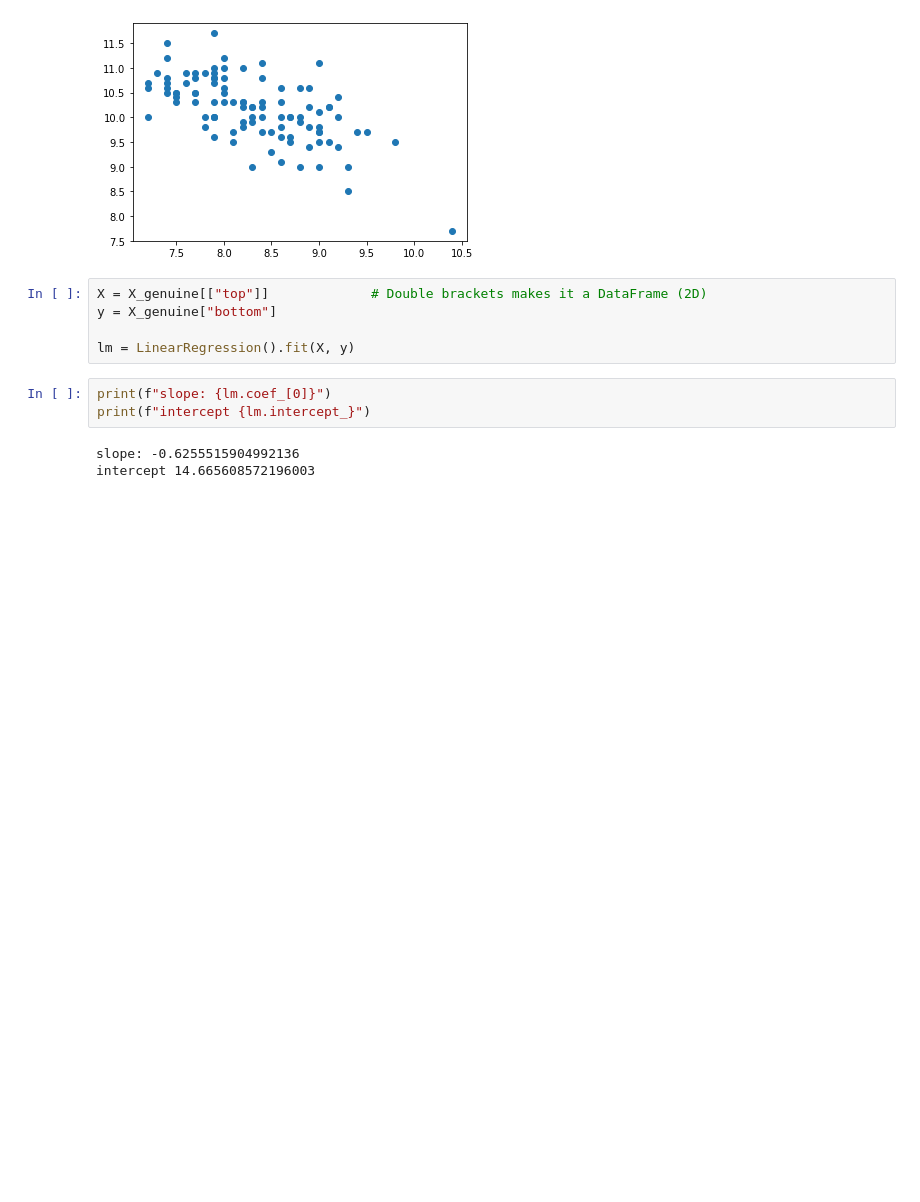
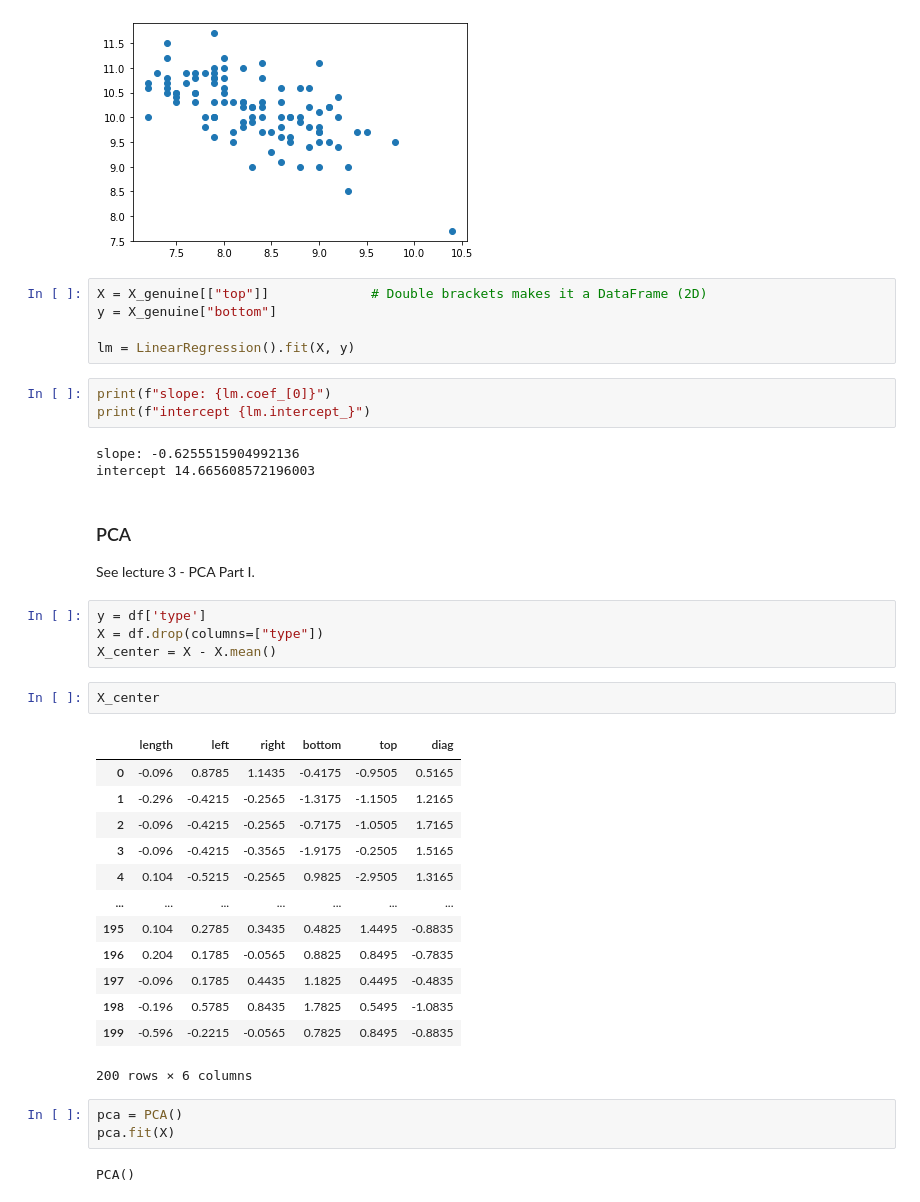
Before and after one commit to Seannnnnnnnnnn/multivariate-statistics, a Jupyter notebook: notebooks/Bank Notes.ipynb, the cells around one changed output. Drawn from its saved outputs; the diff is of its cells as text; blank space fills up the shorter version.

```diff
--- a/notebooks/Bank Notes.ipynb
+++ b/notebooks/Bank Notes.ipynb
@@ -110,3 +111,32 @@ print(f"intercept {lm.intercept_}")
 # %% [output]
 slope: -0.6255515904992136
 intercept 14.665608572196003
+# %% [markdown]
+### PCA
+
+See lecture 3 - PCA Part I.
+# %%
+y = df['type']
+X = df.drop(columns=["type"])
+X_center = X - X.mean()
+# %%
+X_center
+# %% [output]
+|  | length | left | right | bottom | top | diag |
+| 0 | -0.096 | 0.8785 | 1.1435 | -0.4175 | -0.9505 | 0.5165 |
+| 1 | -0.296 | -0.4215 | -0.2565 | -1.3175 | -1.1505 | 1.2165 |
+| 2 | -0.096 | -0.4215 | -0.2565 | -0.7175 | -1.0505 | 1.7165 |
+| 3 | -0.096 | -0.4215 | -0.3565 | -1.9175 | -0.2505 | 1.5165 |
+| 4 | 0.104 | -0.5215 | -0.2565 | 0.9825 | -2.9505 | 1.3165 |
+| ... | ... | ... | ... | ... | ... | ... |
+| 195 | 0.104 | 0.2785 | 0.3435 | 0.4825 | 1.4495 | -0.8835 |
+| 196 | 0.204 | 0.1785 | -0.0565 | 0.8825 | 0.8495 | -0.7835 |
+| 197 | -0.096 | 0.1785 | 0.4435 | 1.1825 | 0.4495 | -0.4835 |
+| 198 | -0.196 | 0.5785 | 0.8435 | 1.7825 | 0.5495 | -1.0835 |
+| 199 | -0.596 | -0.2215 | -0.0565 | 0.7825 | 0.8495 | -0.8835 |
+200 rows × 6 columns
+# %%
+pca = PCA()
+pca.fit(X)
+# %% [output]
+PCA()
```
Also changed, not shown: parts of 3 cells of this notebook, 3 other files.
